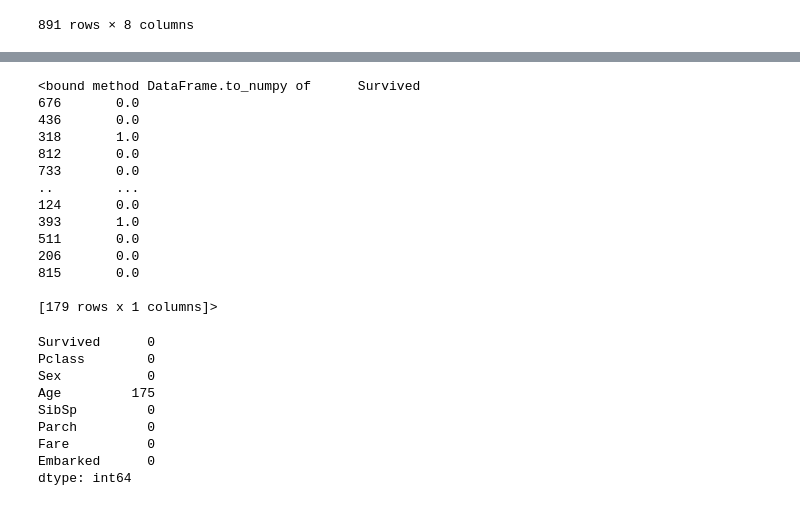
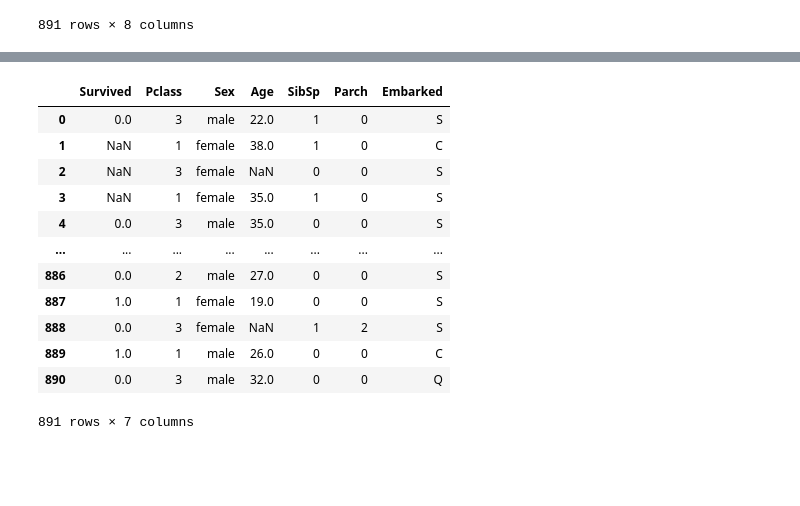
Before and after one commit to jahidalib/pydatabase, a Jupyter notebook: titanicdataset_analysis.ipynb, the cells around one changed output, grey strips where cells are left out. Saved outputs shown, nothing was run; the diff lists cells and outputs as text; code cells hidden in the pictures; blank space fills up the shorter version.

```diff
--- a/titanicdataset_analysis.ipynb
+++ b/titanicdataset_analysis.ipynb
@@ -166,29 +79,16 @@ ytrain
-# %%
-y_test.to_numpy
-# %% [output]
-<bound method DataFrame.to_numpy of      Survived
-676       0.0
-436       0.0
-318       1.0
-812       0.0
-733       0.0
-..        ...
-124       0.0
-393       1.0
-511       0.0
-206       0.0
-815       0.0
-
-[179 rows x 1 columns]>
 # %%
-df.isnull().sum()
+df
 # %% [output]
+|  | Survived | Pclass | Sex | Age | SibSp | Parch | Embarked |
+| 0 | 0.0 | 3 | male | 22.0 | 1 | 0 | S |
+| 1 | NaN | 1 | female | 38.0 | 1 | 0 | C |
+| 2 | NaN | 3 | female | NaN | 0 | 0 | S |
+| 3 | NaN | 1 | female | 35.0 | 1 | 0 | S |
+| 4 | 0.0 | 3 | male | 35.0 | 0 | 0 | S |
+| ... | ... | ... | ... | ... | ... | ... | ... |
+| 886 | 0.0 | 2 | male | 27.0 | 0 | 0 | S |
+| 887 | 1.0 | 1 | female | 19.0 | 0 | 0 | S |
+| 888 | 0.0 | 3 | female | NaN | 1 | 2 | S |
+| 889 | 1.0 | 1 | male | 26.0 | 0 | 0 | C |
+| 890 | 0.0 | 3 | male | 32.0 | 0 | 0 | Q |
-Survived      0
-Pclass        0
-Sex           0
-Age         175
-SibSp         0
-Parch         0
-Fare          0
-Embarked      0
-dtype: int64
+891 rows × 7 columns
```
Also changed, not shown: parts of 39 cells of this notebook.
